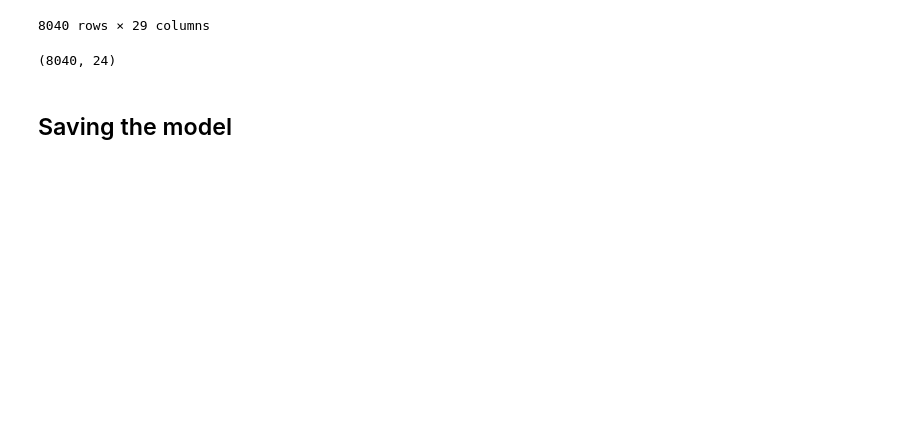
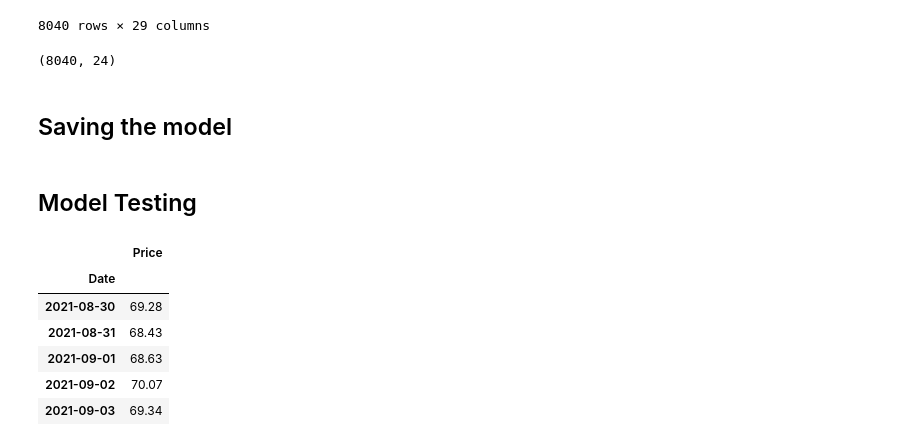
Before and after one commit to AimjGuytidy/WQU-Thesis, a Jupyter notebook: GBRT.ipynb, the cells around one changed output. Cells and saved outputs as stored; diff of their text form; code cells hidden in the pictures; blank space fills up the shorter version.

```diff
--- a/GBRT.ipynb
+++ b/GBRT.ipynb
@@ -452,0 +479,15 @@ prediction.shape
+# %% [markdown]
+## Model Testing
+# %%
+tester = pd.read_csv('/content/predict1.csv')
+tester['Date'] = pd.to_datetime(tester['Date'])
+tester = tester.set_index('Date')
+tester.head()
+# %% [output]
+|  | Price |
+| Date |  |
+| 2021-08-30 | 69.28 |
+| 2021-08-31 | 68.43 |
+| 2021-09-01 | 68.63 |
+| 2021-09-02 | 70.07 |
+| 2021-09-03 | 69.34 |
```
Also changed, not shown: parts of 18 cells of this notebook.
